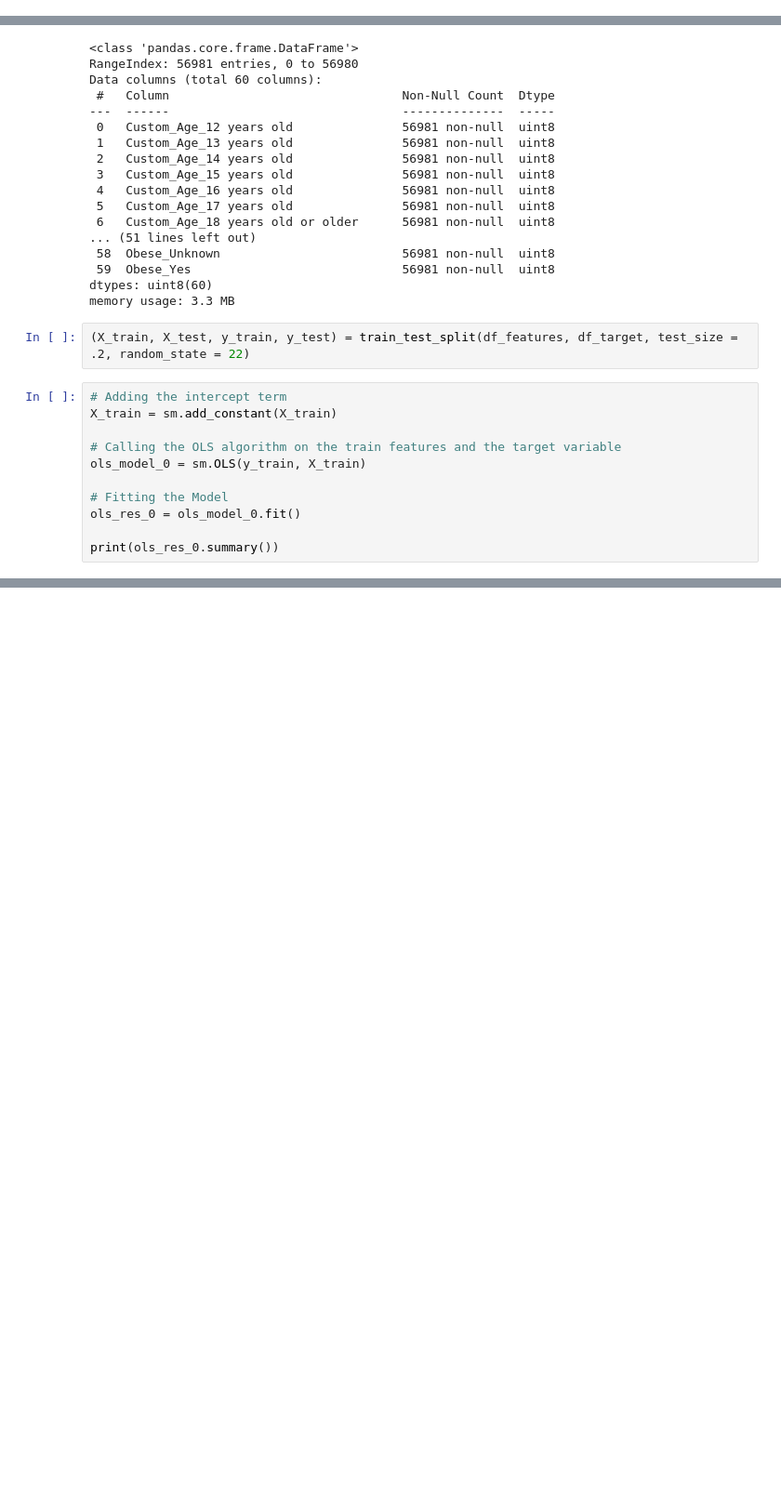
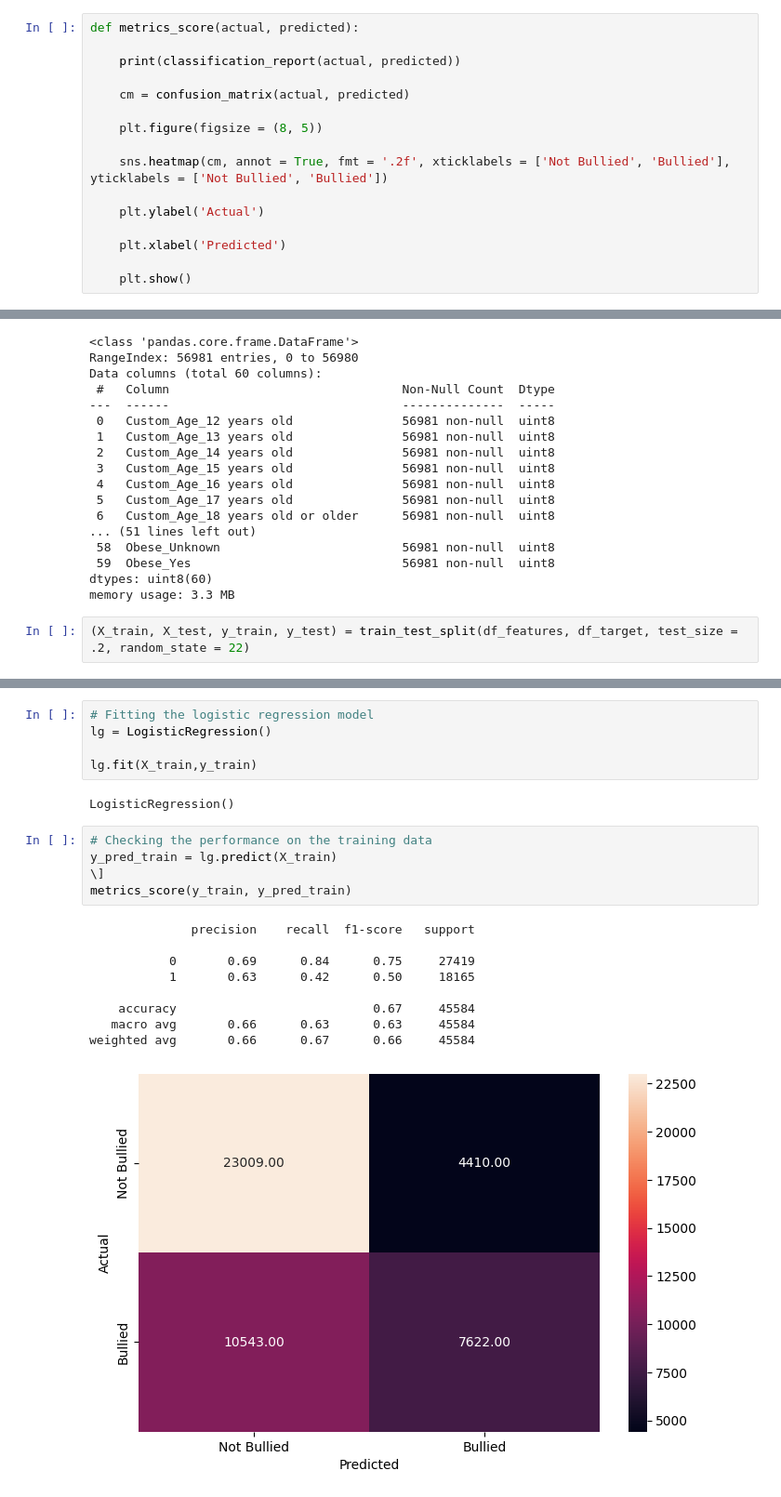
Before and after one commit to alexhoffnung/School-Bullying, a Jupyter notebook: Scratch Notebook.ipynb, the cells around one changed output, grey strips where cells are left out. Shown at 93% size. Drawn from its saved outputs; the diff is of its cells as text; blank space fills up the shorter version.

Commit message:
Add logistic regression model.

```diff
--- a/Scratch Notebook.ipynb
+++ b/Scratch Notebook.ipynb
@@ -194,3 +246,19 @@ for ix, feature in enumerate(df.columns):
+# %%
+def metrics_score(actual, predicted):
+
+    print(classification_report(actual, predicted))
+
+    cm = confusion_matrix(actual, predicted)
+
+    plt.figure(figsize = (8, 5))
+
+    sns.heatmap(cm, annot = True, fmt = '.2f', xticklabels = ['Not Bullied', 'Bullied'], yticklabels = ['Not Bullied', 'Bullied'])
+
+    plt.ylabel('Actual')
+
+    plt.xlabel('Predicted')
+
+    plt.show()
 # %%
 # We are removing the 'Bullied_' outcome variable from the feature set
 df_features = df.drop(['Bullied', 'Bullied_school', 'Bullied_outside', 'Bullied_cyber'], axis = 1)
@@ -254,14 +322,3 @@ dtypes: uint8(60)
 memory usage: 3.3 MB
 # %%
 (X_train, X_test, y_train, y_test) = train_test_split(df_features, df_target, test_size = .2, random_state = 22)
-# %%
-# Adding the intercept term
-X_train = sm.add_constant(X_train)
-
-# Calling the OLS algorithm on the train features and the target variable
-ols_model_0 = sm.OLS(y_train, X_train)
-
-# Fitting the Model
-ols_res_0 = ols_model_0.fit()
-
-print(ols_res_0.summary())
@@ -287,0 +327,22 @@ strong multicollinearity problems or that the design matrix is singular.
+# %%
+# Fitting the logistic regression model
+lg = LogisticRegression()
+
+lg.fit(X_train,y_train)
+# %% [output]
+LogisticRegression()
+# %%
+# Checking the performance on the training data
+y_pred_train = lg.predict(X_train)
+\]
+metrics_score(y_train, y_pred_train)
+# %% [output]
+              precision    recall  f1-score   support
+
+           0       0.69      0.84      0.75     27419
+           1       0.63      0.42      0.50     18165
+
+    accuracy                           0.67     45584
+   macro avg       0.66      0.63      0.63     45584
+weighted avg       0.66      0.67      0.66     45584
+[figure, added]
```
Also changed, not shown: parts of 20 cells of this notebook.
